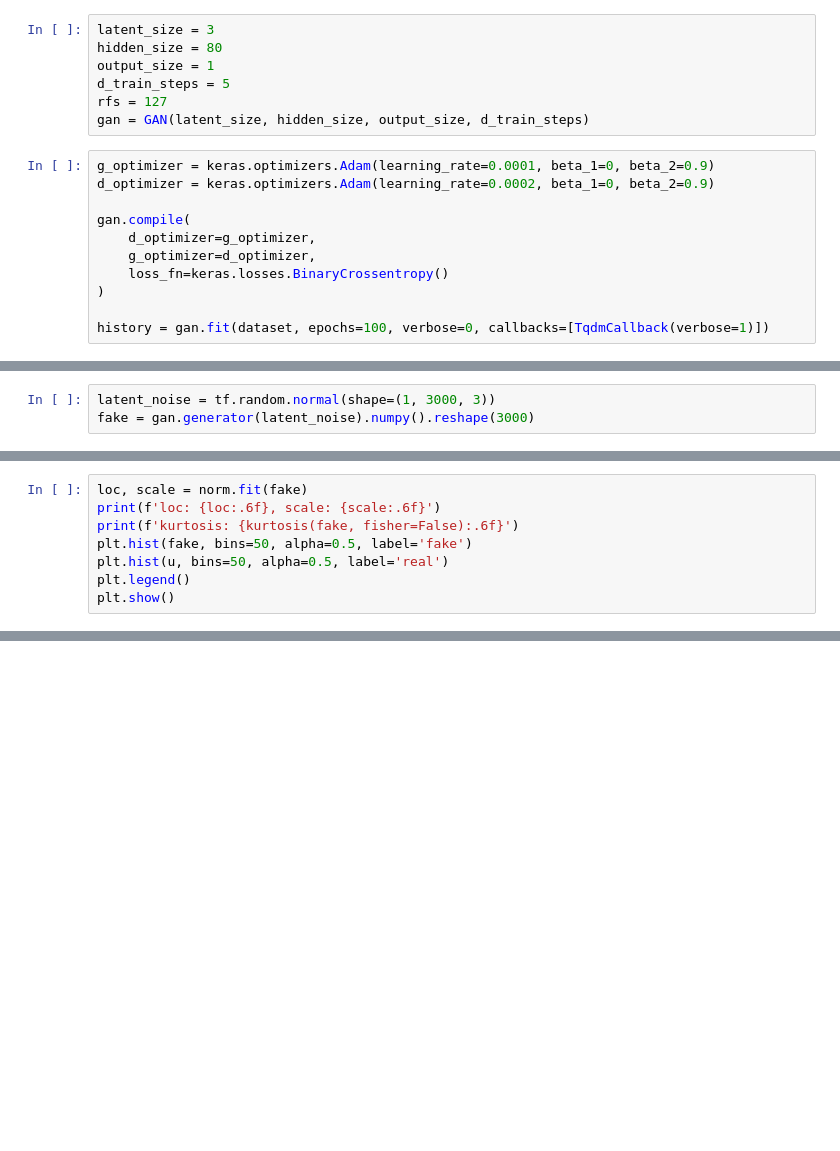
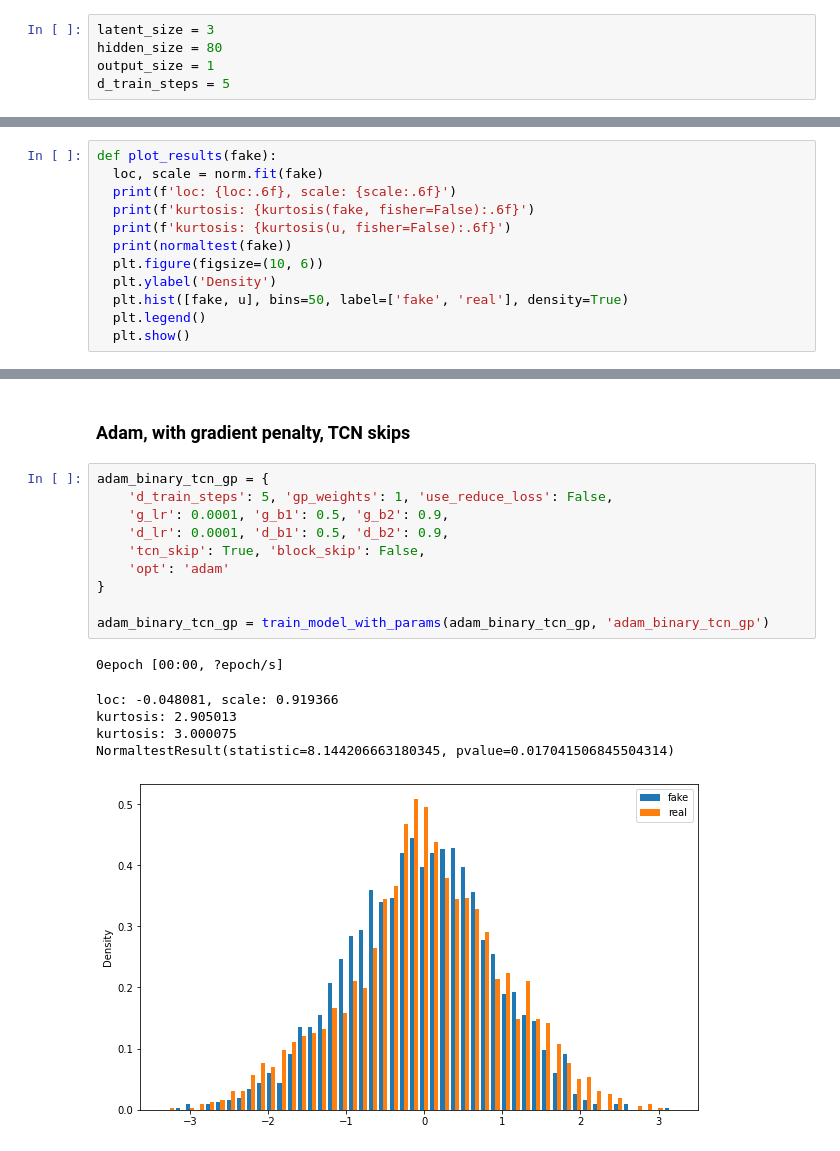
Before and after one commit to Vekkt/ml4f_project, a Jupyter notebook: src/QuantGAN.ipynb, the cells around one changed output, grey strips where cells are left out. Cells and saved outputs as stored; diff of their text form; blank space fills up the shorter version.

```diff
--- a/src/QuantGAN.ipynb
+++ b/src/QuantGAN.ipynb
@@ -60,16 +79,3 @@ latent_size = 3
 hidden_size = 80
 output_size = 1
 d_train_steps = 5
-rfs = 127
-gan = GAN(latent_size, hidden_size, output_size, d_train_steps)
-# %%
-g_optimizer = keras.optimizers.Adam(learning_rate=0.0001, beta_1=0, beta_2=0.9)
-d_optimizer = keras.optimizers.Adam(learning_rate=0.0002, beta_1=0, beta_2=0.9)
-
-gan.compile(
-    d_optimizer=g_optimizer,
-    g_optimizer=d_optimizer,
-    loss_fn=keras.losses.BinaryCrossentropy()
-)
-
-history = gan.fit(dataset, epochs=100, verbose=0, callbacks=[TqdmCallback(verbose=1)])
@@ -100,3 +81,0 @@ ________________________________________________________________________________
-# %%
-latent_noise = tf.random.normal(shape=(1, 3000, 3))
-fake = gan.generator(latent_noise).numpy().reshape(3000)
@@ -103,8 +133,12 @@ fake = gan.generator(latent_noise).numpy().reshape(3000)
 # %%
-loc, scale = norm.fit(fake)
-print(f'loc: {loc:.6f}, scale: {scale:.6f}')
-print(f'kurtosis: {kurtosis(fake, fisher=False):.6f}')
-plt.hist(fake, bins=50, alpha=0.5, label='fake')
-plt.hist(u, bins=50, alpha=0.5, label='real')
-plt.legend()
-plt.show()
+def plot_results(fake):
+  loc, scale = norm.fit(fake)
+  print(f'loc: {loc:.6f}, scale: {scale:.6f}')
+  print(f'kurtosis: {kurtosis(fake, fisher=False):.6f}')
+  print(f'kurtosis: {kurtosis(u, fisher=False):.6f}')
+  print(normaltest(fake))
+  plt.figure(figsize=(10, 6))
+  plt.ylabel('Density')
+  plt.hist([fake, u], bins=50, label=['fake', 'real'], density=True)
+  plt.legend()
+  plt.show()
@@ -110,0 +225,19 @@ plt.show()
+# %% [markdown]
+### Adam, with gradient penalty, TCN skips
+# %%
+adam_binary_tcn_gp = {
+    'd_train_steps': 5, 'gp_weights': 1, 'use_reduce_loss': False,
+    'g_lr': 0.0001, 'g_b1': 0.5, 'g_b2': 0.9,
+    'd_lr': 0.0001, 'd_b1': 0.5, 'd_b2': 0.9,
+    'tcn_skip': True, 'block_skip': False,
+    'opt': 'adam'
+}
+
+adam_binary_tcn_gp = train_model_with_params(adam_binary_tcn_gp, 'adam_binary_tcn_gp')
+# %% [output]
+0epoch [00:00, ?epoch/s]
+loc: -0.048081, scale: 0.919366
+kurtosis: 2.905013
+kurtosis: 3.000075
+NormaltestResult(statistic=8.144206663180345, pvalue=0.017041506845504314)
+[figure, added]
```
Also changed, not shown: parts of 31 cells of this notebook.
